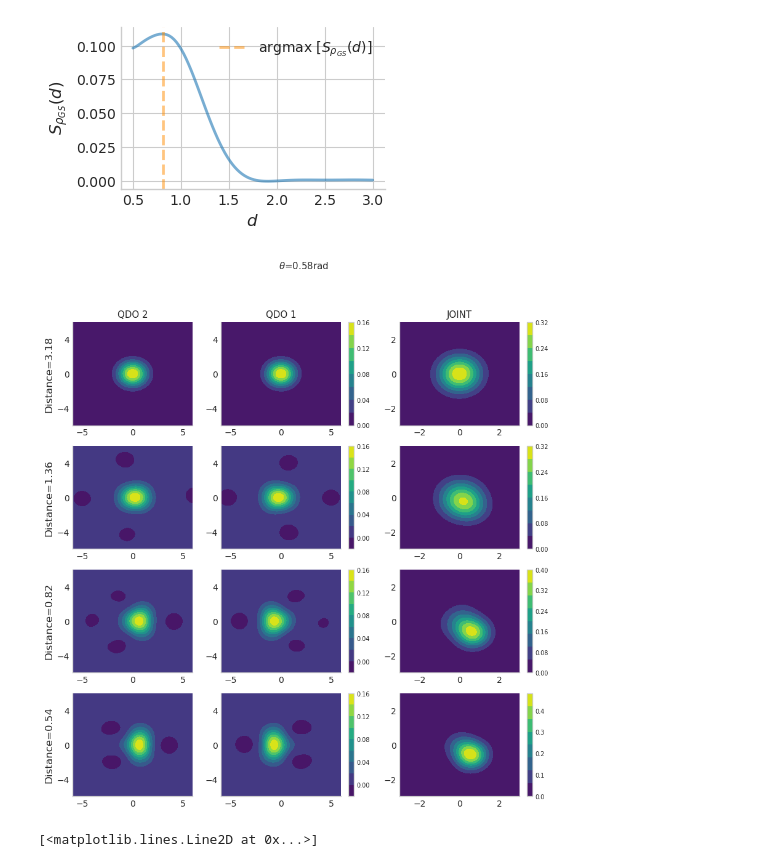
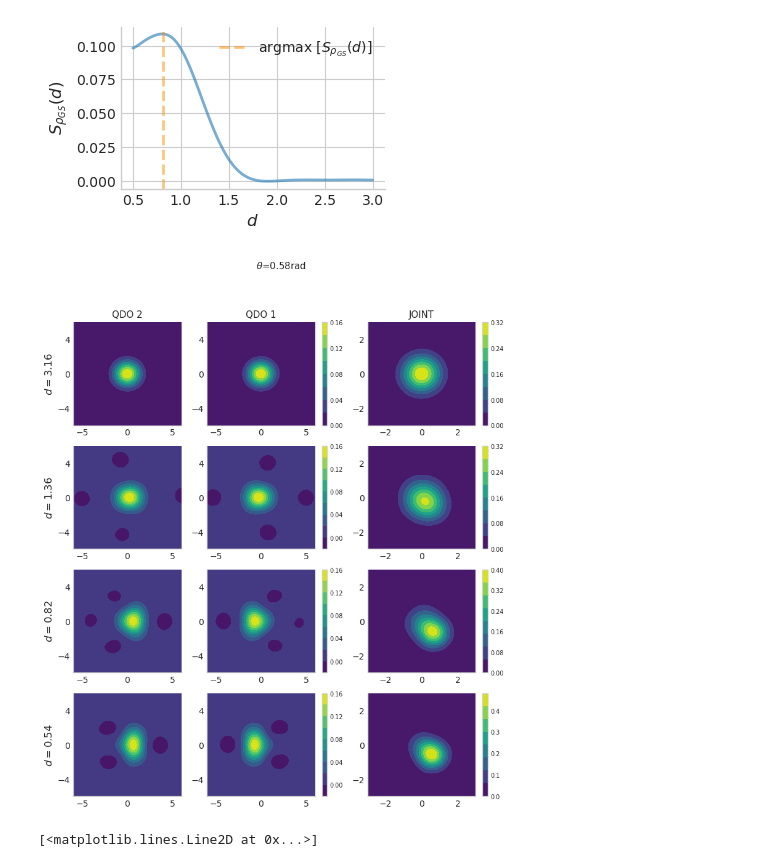
Before and after one commit to MatthieuSarkis/Long-range-intermolecular-interactions-on-a-continuous-variable-quantum-computer, a Jupyter notebook: plot_alternate.ipynb, the cells around one changed output. Saved outputs shown, nothing was run; the diff lists cells and outputs as text; code cells hidden in the pictures.

Commit message:
updated plots

```diff
--- a/plot_alternate.ipynb
+++ b/plot_alternate.ipynb
@@ -256,7 +256,7 @@ def plot_wigner(
         cutoff=cutoff_dim
     )
 
-    fig, axes = plt.subplots(nrows=4, ncols=3, figsize=(10, 10), sharex=False, sharey=False, gridspec_kw={'width_ratios': [.8, 1, 1]})
+    fig, axes = plt.subplots(nrows=4, ncols=3, figsize=(9, 10), sharex=False, sharey=False, gridspec_kw={'width_ratios': [.8, 1, 1]})
 
     heatmap1_0 = axes[0, 0].contourf(X, P, w_qdo2_0, cmap = cmappa)
     axes[0, 0].set_title("QDO 2")
@@ -274,7 +274,7 @@ def plot_wigner(
     cbar.locator = plt.MaxNLocator(5)
     cbar.update_ticks()
     axes[0, 2].set_title("JOINT")
-    axes[0, 0].set_ylabel("Distance=3.18")
+    axes[0, 0].set_ylabel(r"$d = 3.16$")
 
     heatmap1_1 = axes[1, 0].contourf(X, P, w_qdo2_1, cmap = cmappa)
     axes[1,0].set_ylabel('Y')
@@ -290,7 +290,7 @@ def plot_wigner(
     cbar.ax.tick_params(labelsize=7)
     cbar.locator = plt.MaxNLocator(5)
     cbar.update_ticks()
-    axes[1, 0].set_ylabel("Distance=1.36")
+    axes[1, 0].set_ylabel(r"$d = 1.36$")
 
     heatmap1_2 = axes[2, 0].contourf(X, P, w_qdo2_2, cmap = cmappa)
     # cbar = plt.colorbar(heatmap1_2, ax=axes[2,0])
@@ -305,7 +305,7 @@ def plot_wigner(
     cbar.ax.tick_params(labelsize=7)
     cbar.locator = plt.MaxNLocator(5)
     cbar.update_ticks()
-    axes[2, 0].set_ylabel("Distance=0.82")
+    axes[2, 0].set_ylabel(r"$d = 0.82$")
 
     heatmap1_3 = axes[3, 0].contourf(X, P, w_qdo2_3, cmap = cmappa)
     axes[3,0].set_ylabel('Y')
@@ -320,35 +320,35 @@ def plot_wigner(
 
     cbar = plt.colorbar(heatmap3_3, ax=axes[3,2])
     cbar.ax.tick_params(labelsize=7)
     cbar.locator = plt.MaxNLocator(5)
     cbar.update_ticks()
-    axes[3, 0].set_ylabel("Distance=0.54")
+    axes[3, 0].set_ylabel(r"$d = 0.54$")
     for i in range(0,4):
         axes[i, 2].set_xlim(-3,3)
         axes[i, 2].set_ylim(-3,3)
         axes[i,0].yaxis.set_major_locator(plt.MaxNLocator(3))
         axes[i,1].yaxis.set_major_locator(plt.MaxNLocator(3))
         axes[i,2].yaxis.set_major_locator(plt.MaxNLocator(3))
 
     #fig.subplots_adjust(right=0.8)
     #cbar_ax = fig.add_axes([0.83, 0.15, 0.02, 0.7])
 
 
     # fig.text(0.5, 0.04, 'Position quadrature', ha='center', fontdict={'fontsize':20})
     # fig.text(0.04, 0.5, 'Momentum quadrature', va='center', rotation='vertical')
 
     plt.suptitle(r"$\theta$=0.58rad")
     plt.savefig('./plottini/wigners.pdf', dpi=300, transparent=False, bbox_inches='tight')
 
 
 plot_wigner(
     fig_dir=None,
     quadrature_grid=quadrature_grid,
     states=states,
     cutoff_dim=args['cutoff_dim']
 )
 # %% [output]
-[figure, old version]
+[figure, new version]
 # %%
 import matplotlib.pyplot as plt
 import numpy as np
```
Also changed, not shown: 1 other file.
